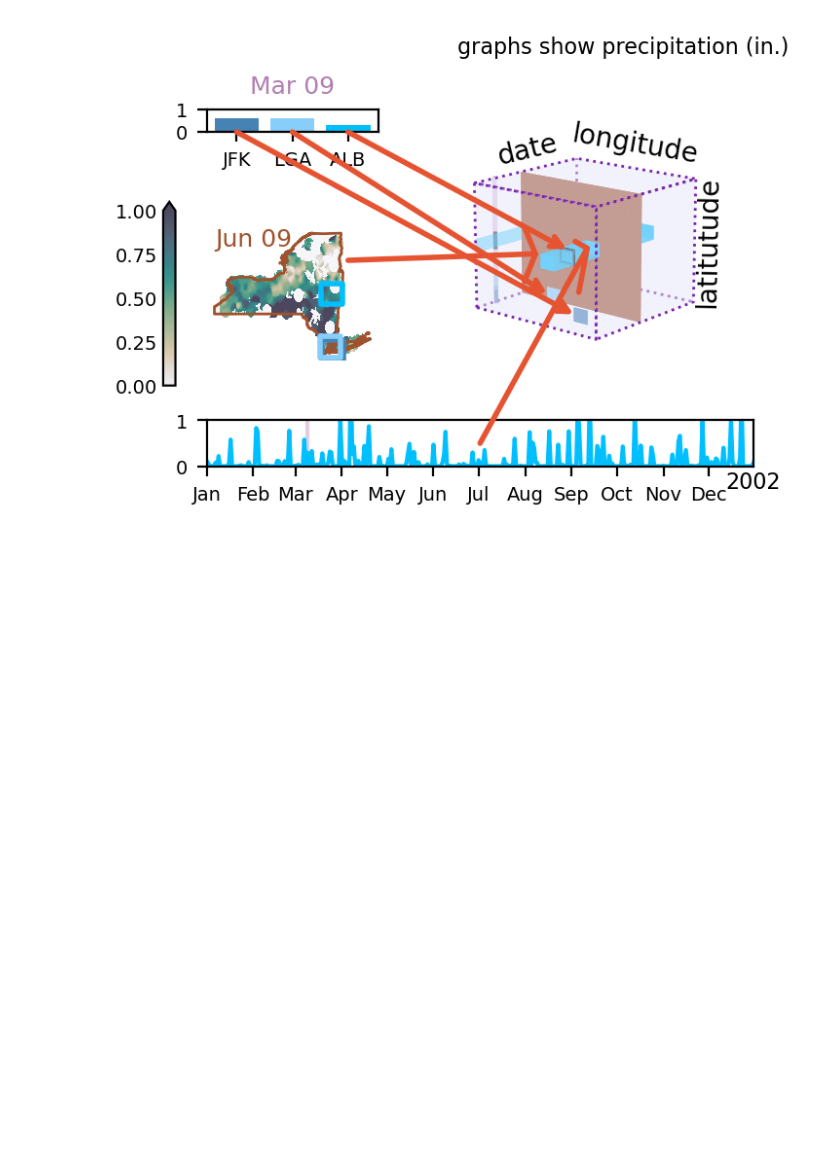
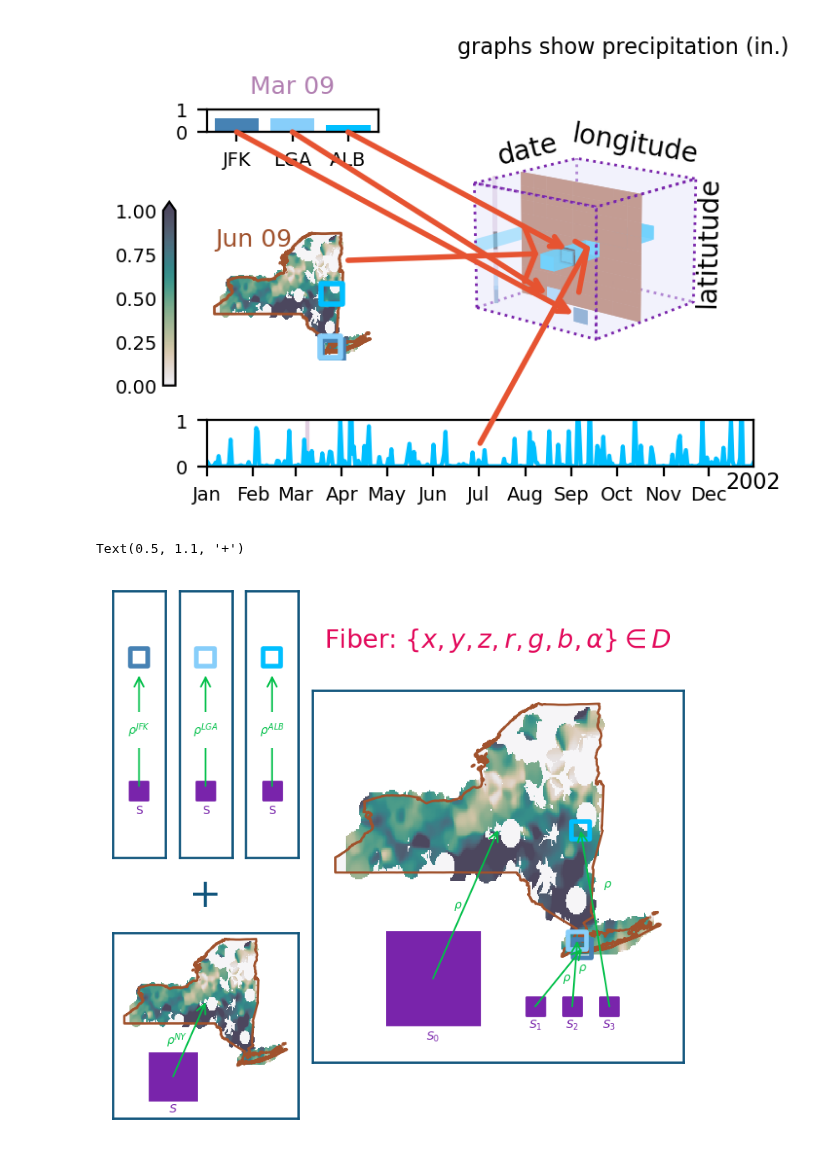
Before and after one commit to story645/team, a Jupyter notebook: paper/figcode/homeomorphism.ipynb, the cells around one changed output. Cells and saved outputs as stored; diff of their text form; code cells hidden in the pictures; blank space fills up the shorter version.

Commit message:
composition pic

```diff
--- a/paper/figcode/homeomorphism.ipynb
+++ b/paper/figcode/homeomorphism.ipynb
@@ -319,3 +324,81 @@ for axn in ['ts', 'bar', 'map']:
 fig.savefig(paper_path/"k_different_types.pdf", dpi=300, bbox_inches='tight')
 # %% [output]
 [figure]
+# %%
+sq = [['sj', 'sl', 'sa']]
+fig, axd = plt.subplot_mosaic([[sq, 'map'], ['mini', 'map']], figsize=(3.5, 3.5), layout='compressed', width_ratios=[1,2])
+
+for axn in axd:
+    axd[axn].set(xlim=(0,1), ylim=(0,1), xticks=[], yticks=[])
+    axd[axn].spines[:].set_color(pcd['artist'])
+    axd[axn].spines[:].set_linewidth(1)
+
+mini_inset = axd['mini'].inset_axes([0, .25, 1, .75])
+
+mini_mp, mini_im = make_map(mini_inset, colorbar=False, square=False, label=False)
+
+map_inset = axd['map'].inset_axes([0, .25, 1, .75])
+
+map_mp, map_im = make_map(map_inset, colorbar=False, square=True, label=False)
+
+arrowprops=dict(arrowstyle="->", color=pcd['section'], lw=.75)
+sx = [.6, .7, .8]
+
+for i, (axn, (p_n, p_id, p_color)) in enumerate([('sj', (r'$\rho^{JFK}$','JFK INTL AP', jfk_color)),
+                                  ('sl', (r'$\rho^{LGA}$','LAGUARDIA AP', lga_color)),
+                                  ('sa', (r'$\rho^{ALB}$', 'ALBANY INTL AP', time_color))]):
+    p = nygeo[nygeo['NAME']==p_id]
+    axd[axn].scatter(.5, .75, marker ='s', edgecolor=p_color, facecolor='none', s=60, linewidth=2)
+    axd[axn].scatter(.5, .25, marker='s', color=pcd['base'], s=60)
+    axd[axn].text(.5, .2, "S", ha='center', va='top', color=pcd['base'], fontsize=fs['tiny'])
+    rho = axd[axn].annotate("", xy=(.5, .7), xytext=(.5, .25), arrowprops=arrowprops)
+    axd[axn].annotate(p_n, xy=(.5, .5), xycoords=rho, color=pcd['section'], fontsize=fs['tiny'], bbox=dict(facecolor='white', edgecolor='none'), ha='center')
+
+    rhos = mpatches.ConnectionPatch(xyA=(sx[i], .15), xyB=(p['LONGITUDE'].values[0], p['LATITUDE'].values[0]),
+                                   coordsA = axd['map'].transData, coordsB=map_inset.transData,
+                                   axesA=axd['map'], axesB=map_inset, **arrowprops)
+    fig.add_artist(rhos)
+    axd['map'].annotate(r"$\rho$", xy=(sx[i], sx[i]-.1), xycoords=rhos,
+                        va='center', ha='left', fontsize=fs['tiny'], color=pcd['section'])
+
+axd['map'].scatter(sx, [.15, .15, .15], marker='s', color=pcd['base'], s=60)
+rect = mpatches.Rectangle((.2, .1), width=.25, height=.25, color=pcd['base'])
+axd['map'].add_artist(rect)
+axd['map'].set_aspect('equal')
+axd['map'].annotate(r"$S_{0}$", xy=(.5,-.05), xycoords=rect, color=pcd['base'], fontsize=fs['tiny'],
+                   ha='center', va='top')
+
+
+rhos = mpatches.ConnectionPatch(xyA=(.2+.25/2, .1 + .25/2), xyB=(.5, .5),
+                                   coordsA = axd['map'].transData, coordsB=map_inset.transAxes,
+                                   axesA=axd['map'], axesB=map_inset, **arrowprops)
+fig.add_artist(rhos)
+axd['map'].annotate(r"$\rho$", xy=(.45, .5), xycoords=rhos,
+                        va='center', ha='right', fontsize=fs['tiny'], color=pcd['section'])
+
+for i, sx in enumerate(sx):
+    axd['map'].text(sx, .12, f"$S_{i+1}$", ha='center', va='top', color=pcd['base'], fontsize=fs['tiny'])
+
+axd['mini'].set_aspect('equal')
+
+rect = mpatches.Rectangle((.2, .1), width=.25, height=.25, color=pcd['base'])
+axd['mini'].add_artist(rect)
+axd['mini'].annotate(r"$S$", xy=(.5,-.05), xycoords=rect, color=pcd['base'], fontsize=fs['tiny'],
+                   ha='center', va='top')
+
+rhos = mpatches.ConnectionPatch(xyA=(.2+.25/2, .1 + .25/2), xyB=(.5, .5),
+                                   coordsA = axd['mini'].transData, coordsB=mini_inset.transAxes,
+                                   axesA=axd['mini'], axesB=mini_inset, **arrowprops)
+fig.add_artist(rhos)
+axd['mini'].annotate(r"$\rho^{NY}$", xy=(.45, .5), xycoords=rhos,
+                        va='center', ha='right', fontsize=fs['tiny'], color=pcd['section'])
+
+
+axd['map'].annotate(r"Fiber: $\{x,y,z,r,g,b, \alpha\} \in D$", (.5, 1.1), xycoords=axd['map'].transAxes,
+                    color=pcd['fiber'], fontsize=fs['heading']-1, ha='center', va='bottom')
+axd['mini'].annotate(r"+", (.5, 1.1), xycoords=axd['mini'].transAxes,
+                    color=pcd['artist'], fontsize=fs['heading']+5, ha='center', va='bottom')
+fig.savefig(paper_path/"composition.pd
+# %% [output]
+Text(0.5, 1.1, '+')
+[figure, added]
```
Also changed, not shown: parts of 2 cells of this notebook, 2 other files.
